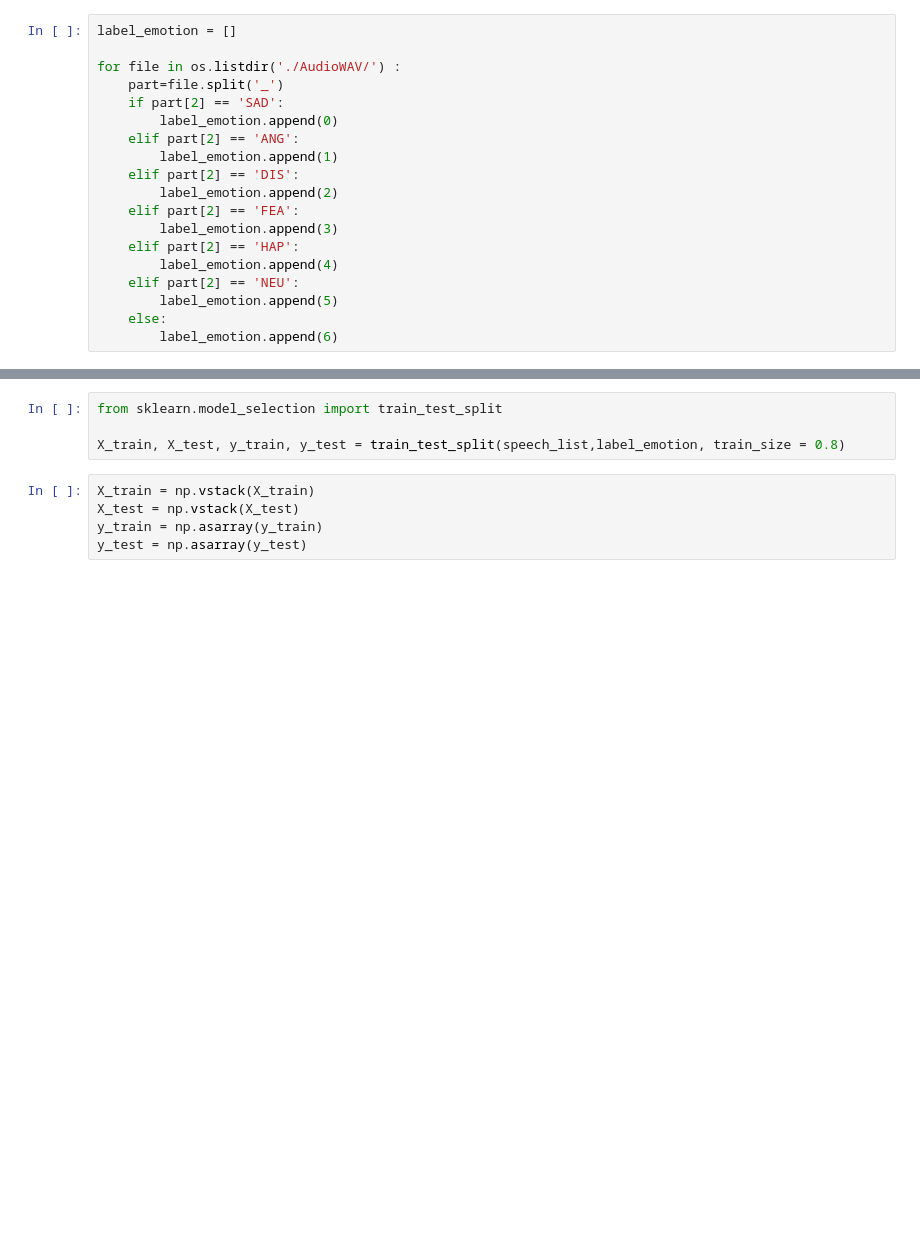
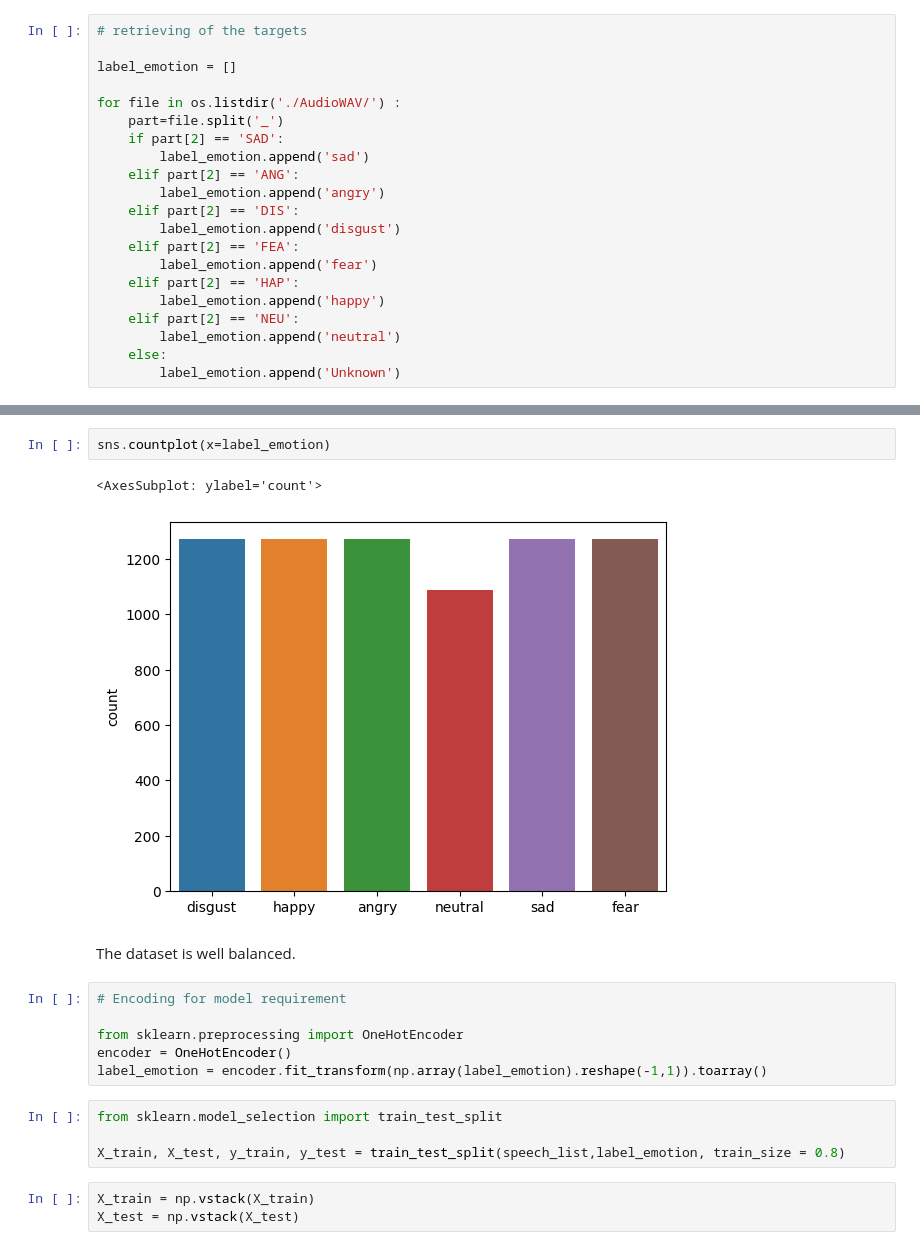
Before and after one commit to antoinergr/Speech_Emotion_Recognition, a Jupyter notebook: project.ipynb, the cells around one changed output, grey strips where cells are left out. Saved outputs shown, nothing was run; the diff lists cells and outputs as text; blank space fills up the shorter version.

```diff
--- a/project.ipynb
+++ b/project.ipynb
@@ -9,20 +10,22 @@ from sklearn.metrics import confusion_matrix
 # %%
+# retrieving of the targets
+
 label_emotion = []
 
 for file in os.listdir('./AudioWAV/') :
     part=file.split('_')
     if part[2] == 'SAD':
-        label_emotion.append(0)
+        label_emotion.append('sad')
     elif part[2] == 'ANG':
-        label_emotion.append(1)
+        label_emotion.append('angry')
     elif part[2] == 'DIS':
-        label_emotion.append(2)
+        label_emotion.append('disgust')
     elif part[2] == 'FEA':
-        label_emotion.append(3)
+        label_emotion.append('fear')
     elif part[2] == 'HAP':
-        label_emotion.append(4)
+        label_emotion.append('happy')
     elif part[2] == 'NEU':
-        label_emotion.append(5)
+        label_emotion.append('neutral')
     else:
-        label_emotion.append(6)
+        label_emotion.append('Unknown')
 # %%
@@ -114,3 +59,16 @@ for file in os.listdir('./AudioWAV/') :
+# %%
+sns.countplot(x=label_emotion)
+# %% [output]
+<AxesSubplot: ylabel='count'>
+[figure, added]
+# %% [markdown]
+The dataset is well balanced.
+# %%
+# Encoding for model requirement
+
+from sklearn.preprocessing import OneHotEncoder
+encoder = OneHotEncoder()
+label_emotion = encoder.fit_transform(np.array(label_emotion).reshape(-1,1)).toarray()
 # %%
 from sklearn.model_selection import train_test_split
 
@@ -118,5 +76,3 @@ X_train, X_test, y_train, y_test = train_test_split(speech_list,label_emotion, t
 # %%
 X_train = np.vstack(X_train)
 X_test = np.vstack(X_test)
-y_train = np.asarray(y_train)
-y_test = np.asarray(y_test)
```
Also changed, not shown: parts of 11 cells of this notebook.
